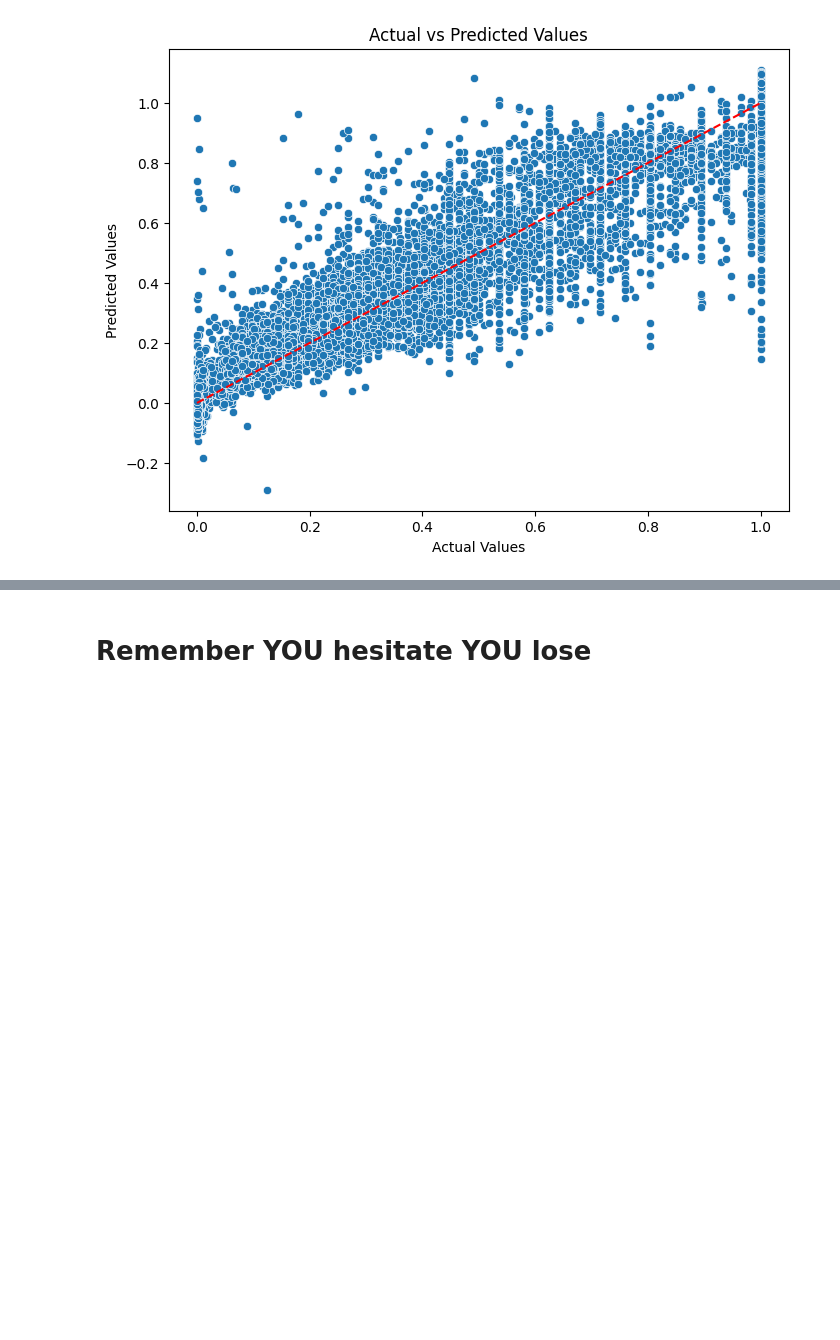
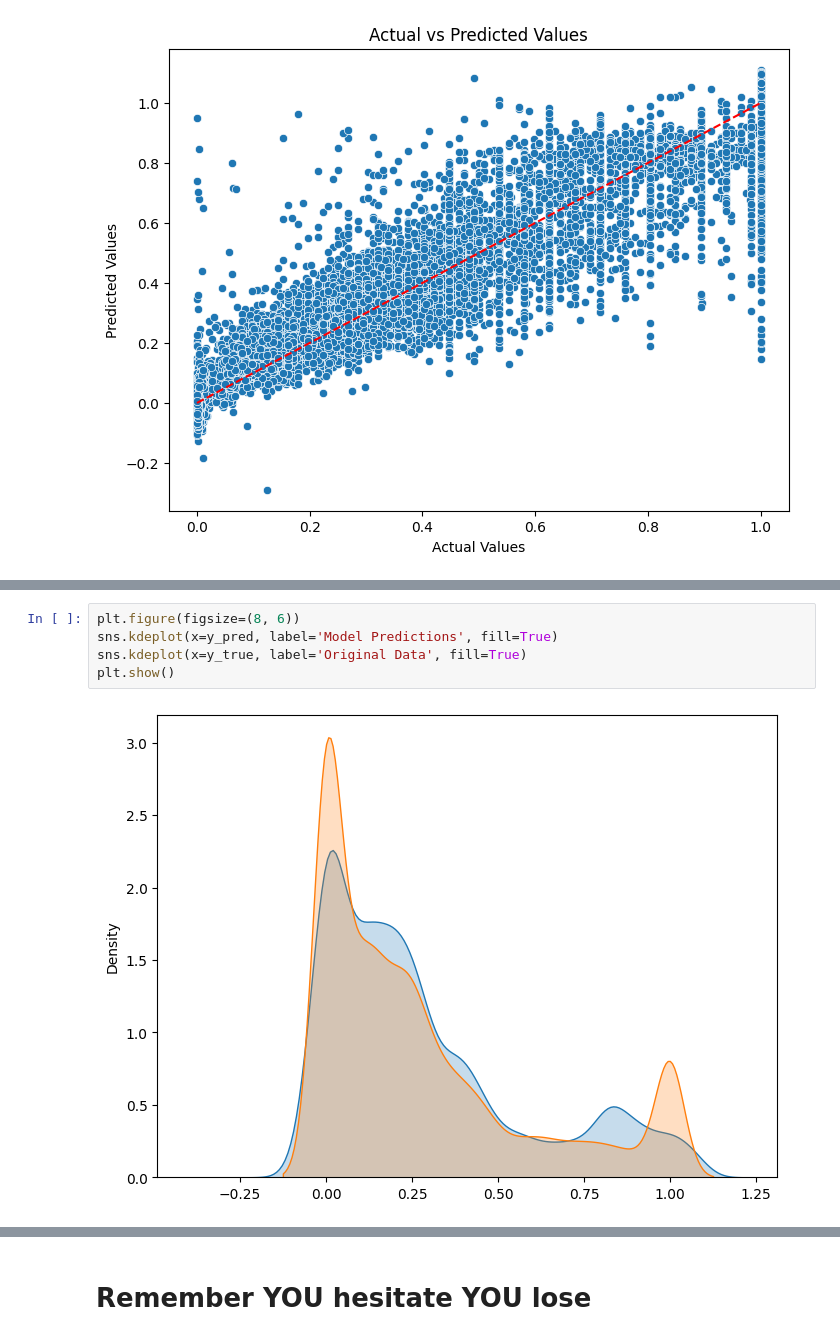
Before and after one commit to khaaaleed-5/Advanced-ML, a Jupyter notebook: SVM/SVM.ipynb, the cells around one changed output, grey strips where cells are left out. Saved outputs shown, nothing was run; the diff lists cells and outputs as text; blank space fills up the shorter version.

```diff
--- a/SVM/SVM.ipynb
+++ b/SVM/SVM.ipynb
@@ -381,0 +343,7 @@ dt
+# %%
+plt.figure(figsize=(8, 6))
+sns.kdeplot(x=y_pred, label='Model Predictions', fill=True)
+sns.kdeplot(x=y_true, label='Original Data', fill=True)
+plt.show()
+# %% [output]
+[figure, added]
```
Also changed, not shown: parts of 10 cells of this notebook, 5 other files.
